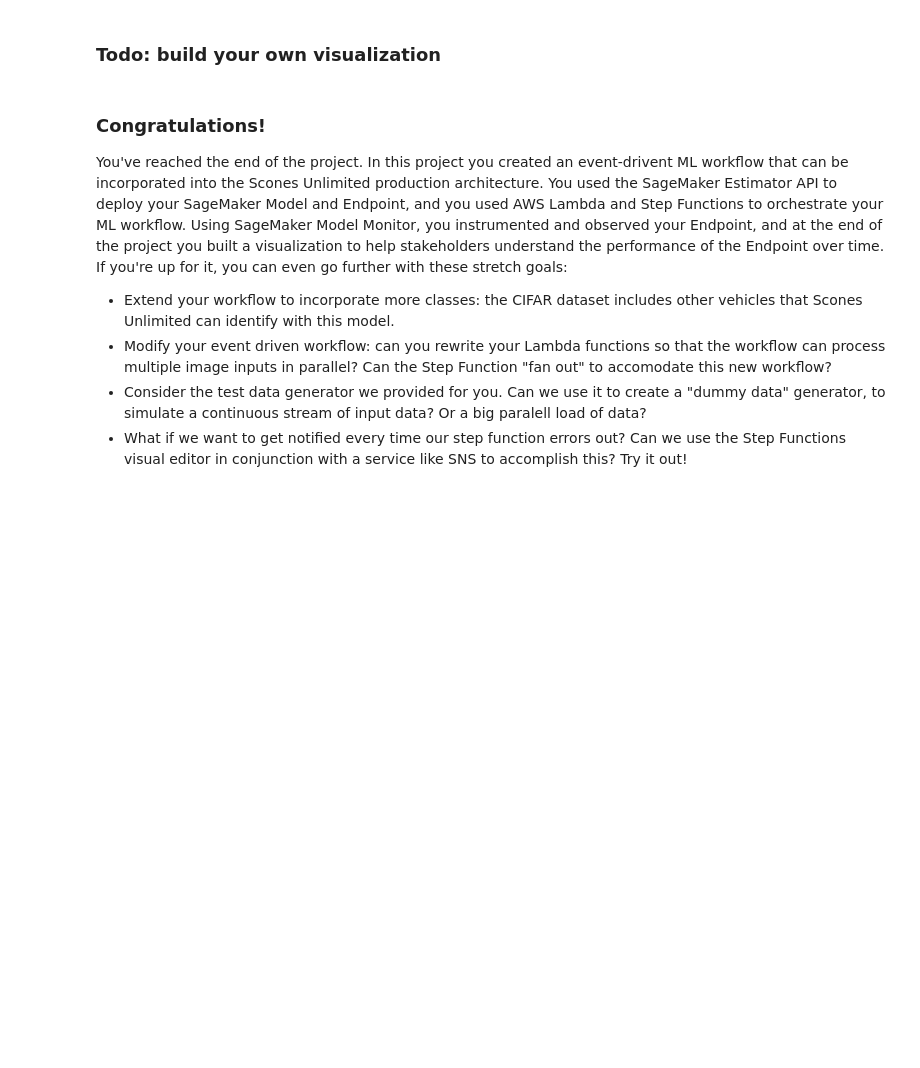
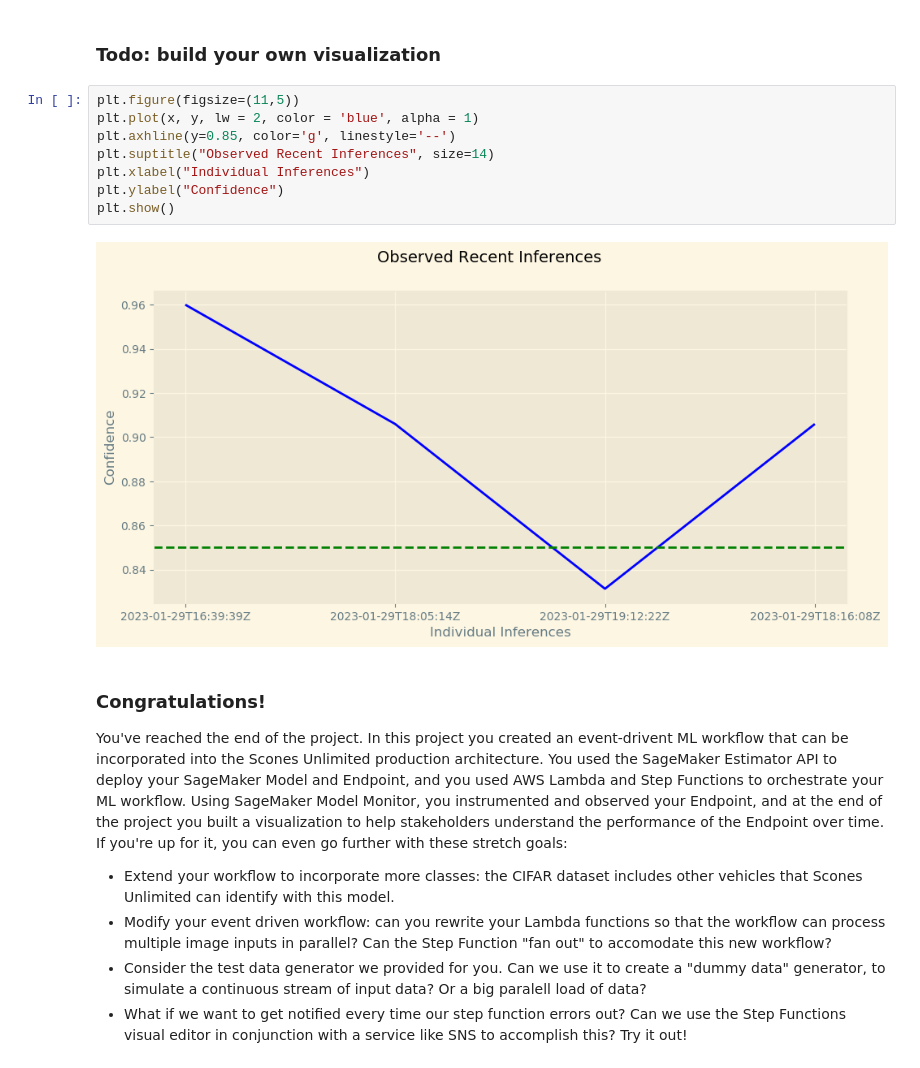
Before and after one commit to GrasieleDosSantos/udacity-Developing-ML-Workflow, a Jupyter notebook: project/grasiele_project_2.ipynb, the cells around one changed output. Drawn from its saved outputs; the diff is of its cells as text; blank space fills up the shorter version.

```diff
--- a/project/grasiele_project_2.ipynb
+++ b/project/grasiele_project_2.ipynb
@@ -723,5 +756,15 @@ plt.gcf().autofmt_xdate()
 # %% [markdown]
 ### Todo: build your own visualization
+# %%
+plt.figure(figsize=(11,5))
+plt.plot(x, y, lw = 2, color = 'blue', alpha = 1)
+plt.axhline(y=0.85, color='g', linestyle='--')
+plt.suptitle("Observed Recent Inferences", size=14)
+plt.xlabel("Individual Inferences")
+plt.ylabel("Confidence")
+plt.show()
+# %% [output]
+[figure, added]
 # %% [markdown]
 ### Congratulations!
 
```
Also changed, not shown: parts of 7 cells of this notebook.
